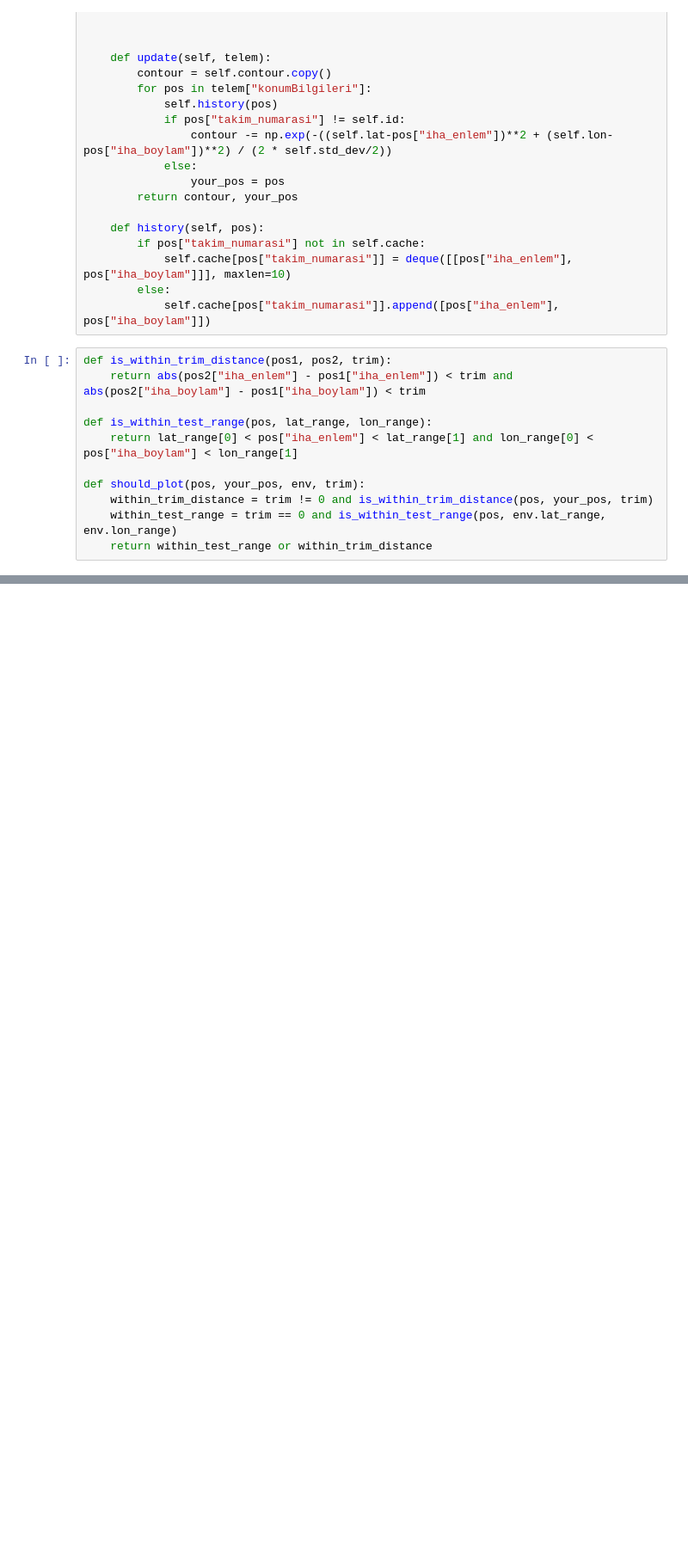
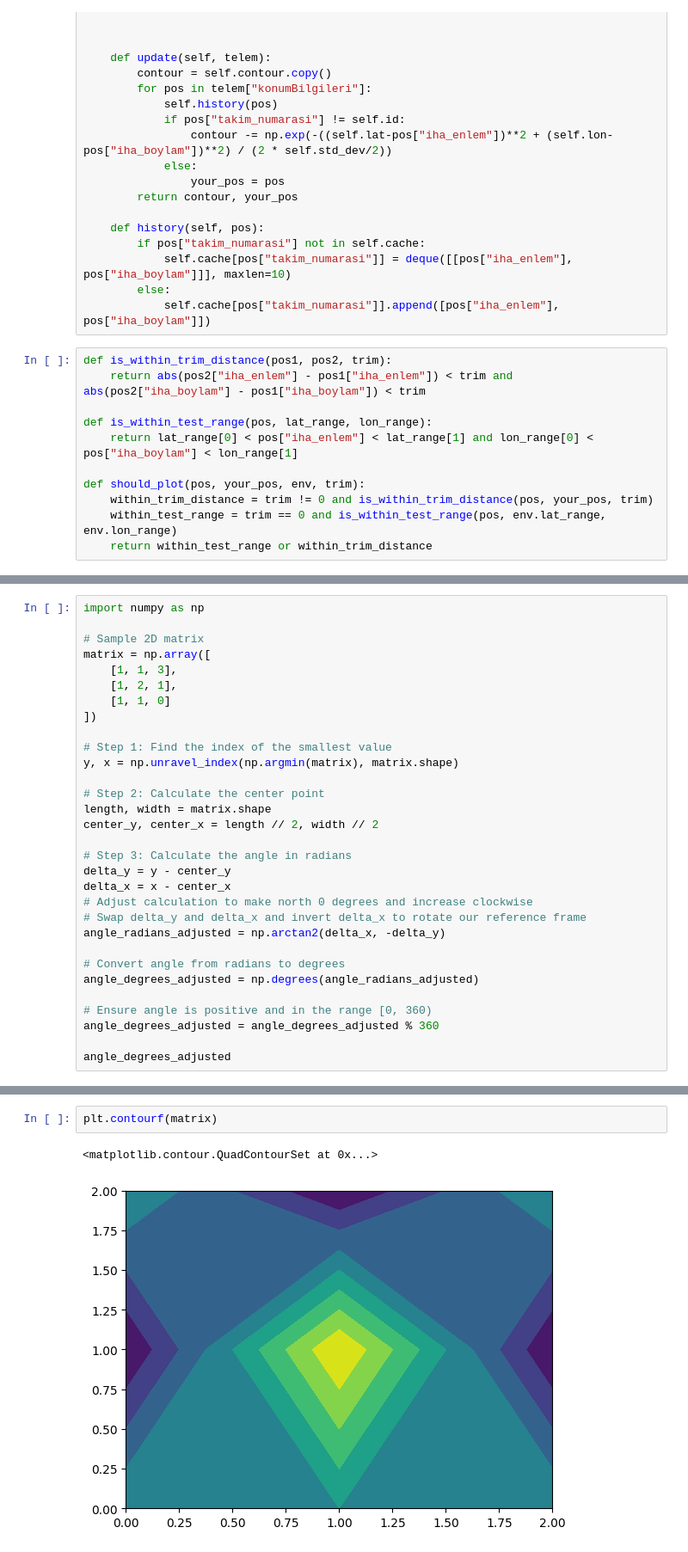
Before and after one commit to alihan-ozturk/sim, a Jupyter notebook: sss.ipynb, the cells around one changed output, grey strips where cells are left out. Shown at 86% size. Cells and saved outputs as stored; diff of their text form; blank space fills up the shorter version.

```diff
--- a/sss.ipynb
+++ b/sss.ipynb
@@ -209,0 +269,31 @@ KeyboardInterrupt
+# %%
+import numpy as np
+
+# Sample 2D matrix
+matrix = np.array([
+    [1, 1, 3],
+    [1, 2, 1],
+    [1, 1, 0]
+])
+
+# Step 1: Find the index of the smallest value
+y, x = np.unravel_index(np.argmin(matrix), matrix.shape)
+
+# Step 2: Calculate the center point
+length, width = matrix.shape
+center_y, center_x = length // 2, width // 2
+
+# Step 3: Calculate the angle in radians
+delta_y = y - center_y
+delta_x = x - center_x
+# Adjust calculation to make north 0 degrees and increase clockwise
+# Swap delta_y and delta_x and invert delta_x to rotate our reference frame
+angle_radians_adjusted = np.arctan2(delta_x, -delta_y)
+
+# Convert angle from radians to degrees
+angle_degrees_adjusted = np.degrees(angle_radians_adjusted)
+
+# Ensure angle is positive and in the range [0, 360)
+angle_degrees_adjusted = angle_degrees_adjusted % 360
+
+angle_degrees_adjusted
@@ -227,0 +334,5 @@ gradient_descent(contour, ind, 10, 3)
+# %%
+plt.contourf(matrix)
+# %% [output]
+<matplotlib.contour.QuadContourSet at 0x...>
+[figure, added]
```
Also changed, not shown: parts of 13 cells of this notebook.
